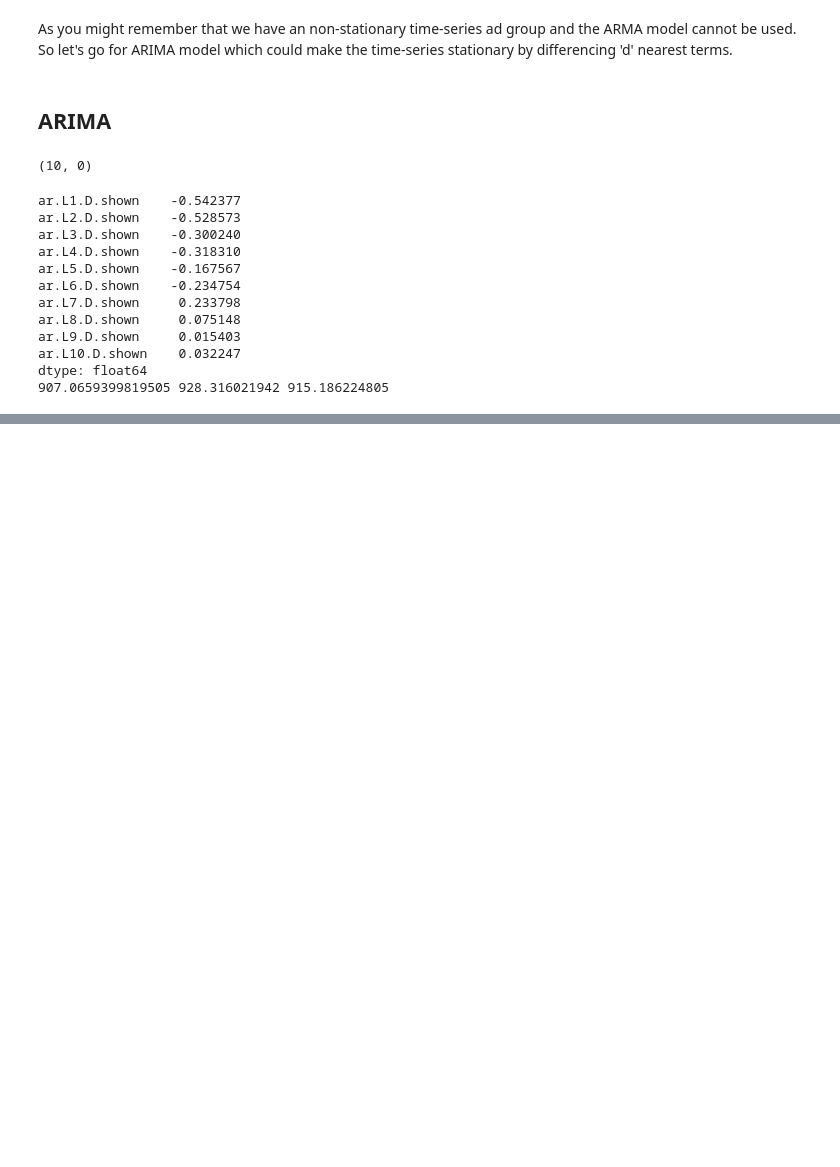
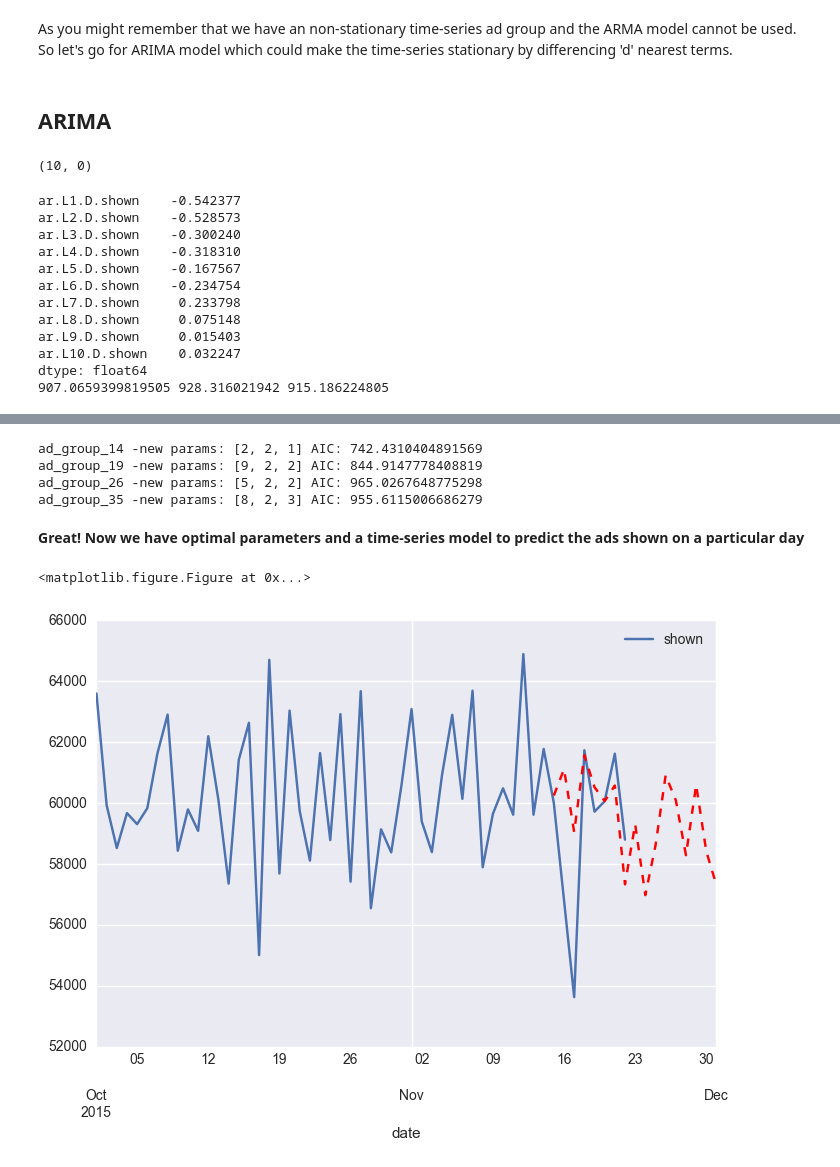
Before and after one commit to pappakrishnan/Ads-Analysis, a Jupyter notebook: Ads Analysis.ipynb, the cells around one changed output, grey strips where cells are left out. Cells and saved outputs as stored; diff of their text form; code cells hidden in the pictures; blank space fills up the shorter version.

```diff
--- a/Ads Analysis.ipynb
+++ b/Ads Analysis.ipynb
@@ -1472,0 +1446,4 @@ ARMA_model.fit(trend = 'nc')
+# %%
+temp_params = [ (x, y + (0,)) if not x == 'ad_group_24' else (x, y + (1,))
+                for x, y in ARMA_parameters.iteritems()]
+ARIMA_parameters = { x: (y[0],)+(y[2],)+(y[1],) for x, y in temp_params}
@@ -1484,0 +1532,46 @@ ad_group_2
+# %%
+failed = ['ad_group_14', 'ad_group_19', 'ad_group_26', 'ad_group_35']
+# %%
+for grp in failed:
+    ddf = df_prediction.ix[df_prediction.ad == grp, {'shown'}].copy(deep = True)
+    ddf = ddf.resample('1D').first() # Raises an exception if the freq of the datetime series is None
+    ddf = ddf.interpolate(axis = 0, limit = 2).dropna()
+
+    best_aic = 9999999
+    for i, j, k in itertools.product(range(11), range(3), range(11)):
+        params = [i, j, k]
+        try:
+            ARIMA_model = tsa.ARIMA( ddf, order = tuple(params) )
+            x = ARIMA_model.fit(trend = 'nc')
+
+            if x.aic < best_aic:
+                fitted_model[grp] = x
+                best_params = params
+                best_aic = x.aic
+
+        except Exception as e:
+            pass
+
+    print(grp, "-new params:", best_params, "AIC:", best_aic)
+    del ddf
+# %% [output]
+ad_group_14 -new params: [2, 2, 1] AIC: 742.4310404891569
+ad_group_19 -new params: [9, 2, 2] AIC: 844.9147778408819
+ad_group_26 -new params: [5, 2, 2] AIC: 965.0267648775298
+ad_group_35 -new params: [8, 2, 3] AIC: 955.6115006686279
+# %% [markdown]
+<b> Great! Now we have optimal parameters and a time-series model to predict the ads shown on a particular day
+# %%
+ddf = df_prediction.ix[df_prediction.ad == 'ad_group_35', {'shown'}].copy(deep = True)
+ddf = ddf.resample('1D').first() # Raises an exception if the freq of the datetime series is None
+ddf = ddf.interpolate(axis = 0, limit = 2).dropna()
+
+ARMA_predict = fitted_model['ad_group_35'].predict('2015-11-15', '2015-12-01', dynamic = False, typ = 'levels')
+# %%
+plt.figure(figsize = (6, 4))
+ddf.plot()
+ARMA_predict.plot(style = '--r')
+plt.show()
+# %% [output]
+<matplotlib.figure.Figure at 0x...>
+[figure, added]
```
Also changed, not shown: parts of 17 cells of this notebook.
